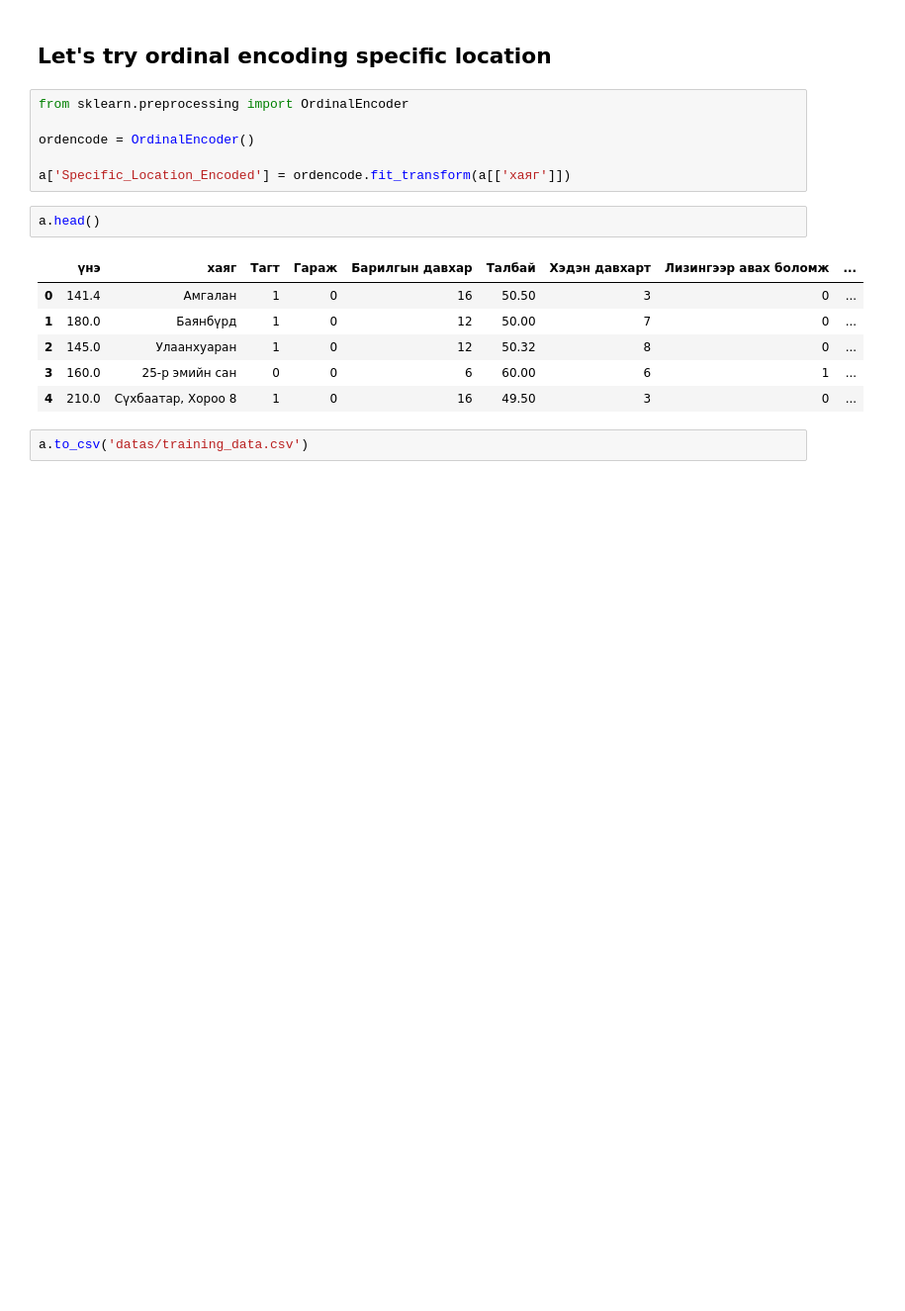
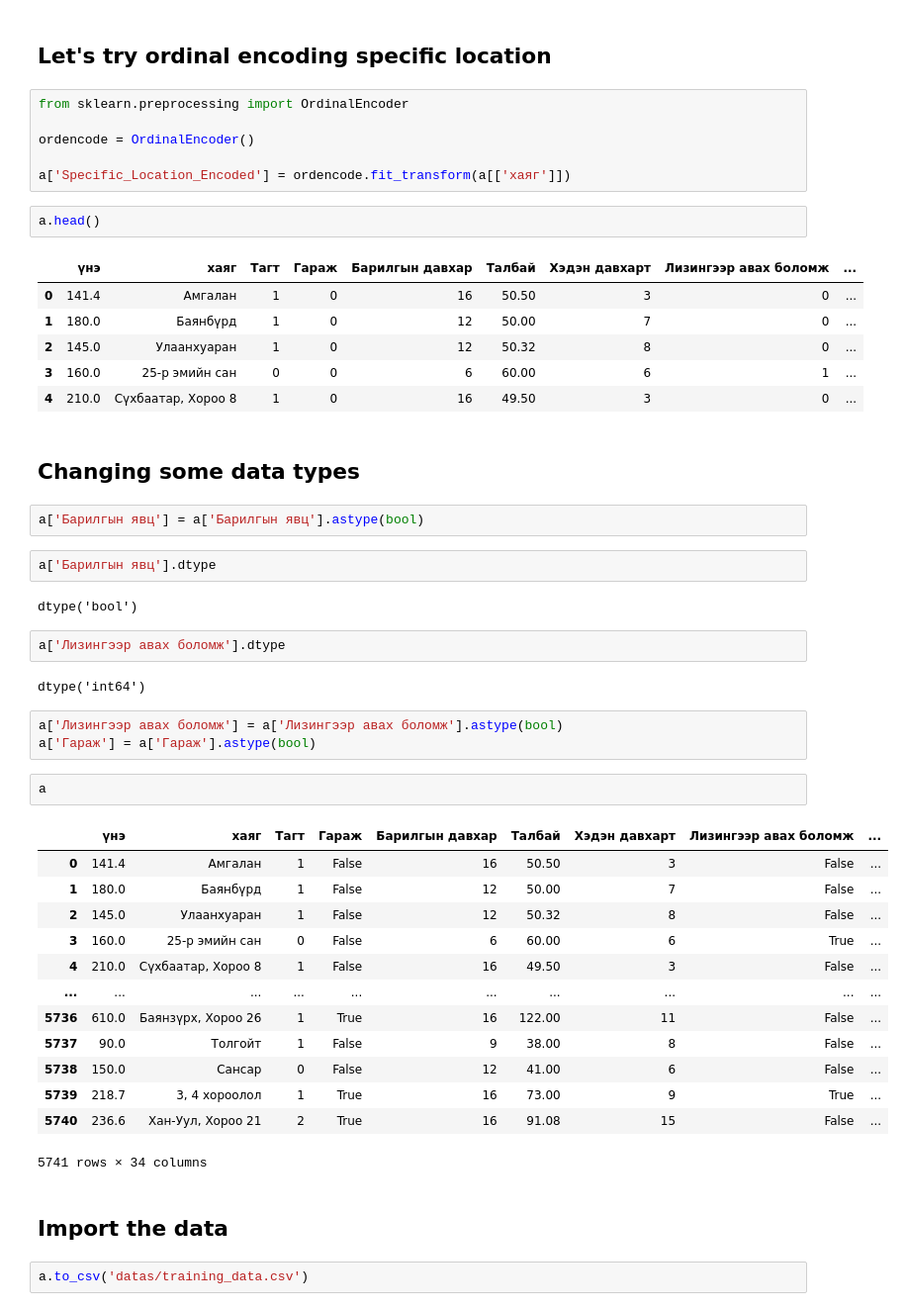
Before and after one commit to barsboldintern/TestProject, a Jupyter notebook: scraping/FeatureEngineering_module.ipynb, the cells around one changed output. Shown at 99% size. Cells and saved outputs as stored; diff of their text form; blank space fills up the shorter version.

```diff
--- a/scraping/FeatureEngineering_module.ipynb
+++ b/scraping/FeatureEngineering_module.ipynb
@@ -588,5 +588,38 @@ a.head()
 | 2 | 145.0 | Улаанхуаран | 1 | 0 | 12 | 50.32 | 8 | 0 | ... |
 | 3 | 160.0 | 25-р эмийн сан | 0 | 0 | 6 | 60.00 | 6 | 1 | ... |
 | 4 | 210.0 | Сүхбаатар, Хороо 8 | 1 | 0 | 16 | 49.50 | 3 | 0 | ... |
+# %% [markdown]
+## Changing some data types
+# %%
+a['Барилгын явц'] = a['Барилгын явц'].astype(bool)
+# %%
+a['Барилгын явц'].dtype
+# %% [output]
+dtype('bool')
+# %%
+a['Лизингээр авах боломж'].dtype
+# %% [output]
+dtype('int64')
+# %%
+a['Лизингээр авах боломж'] = a['Лизингээр авах боломж'].astype(bool)
+a['Гараж'] = a['Гараж'].astype(bool)
+# %%
+a
+# %% [output]
+|  | үнэ | хаяг | Тагт | Гараж | Барилгын давхар | Талбай | Хэдэн давхарт | Лизингээр авах боломж | ... |
+| 0 | 141.4 | Амгалан | 1 | False | 16 | 50.50 | 3 | False | ... |
+| 1 | 180.0 | Баянбүрд | 1 | False | 12 | 50.00 | 7 | False | ... |
+| 2 | 145.0 | Улаанхуаран | 1 | False | 12 | 50.32 | 8 | False | ... |
+| 3 | 160.0 | 25-р эмийн сан | 0 | False | 6 | 60.00 | 6 | True | ... |
+| 4 | 210.0 | Сүхбаатар, Хороо 8 | 1 | False | 16 | 49.50 | 3 | False | ... |
+| ... | ... | ... | ... | ... | ... | ... | ... | ... | ... |
+| 5736 | 610.0 | Баянзүрх, Хороо 26 | 1 | True | 16 | 122.00 | 11 | False | ... |
+| 5737 | 90.0 | Толгойт | 1 | False | 9 | 38.00 | 8 | False | ... |
+| 5738 | 150.0 | Сансар | 0 | False | 12 | 41.00 | 6 | False | ... |
+| 5739 | 218.7 | 3, 4 хороолол | 1 | True | 16 | 73.00 | 9 | True | ... |
+| 5740 | 236.6 | Хан-Уул, Хороо 21 | 2 | True | 16 | 91.08 | 15 | False | ... |
+5741 rows × 34 columns
+# %% [markdown]
+## Import the data
 # %%
 a.to_csv('datas/training_data.csv')
```
Also changed, not shown: 1 other file.
